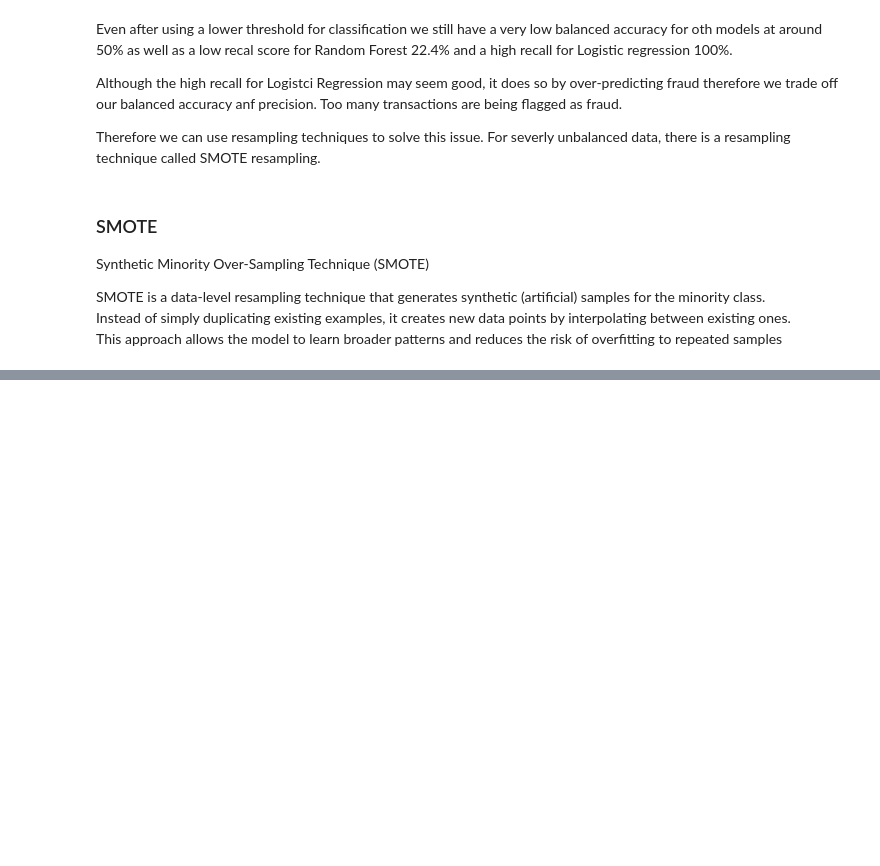
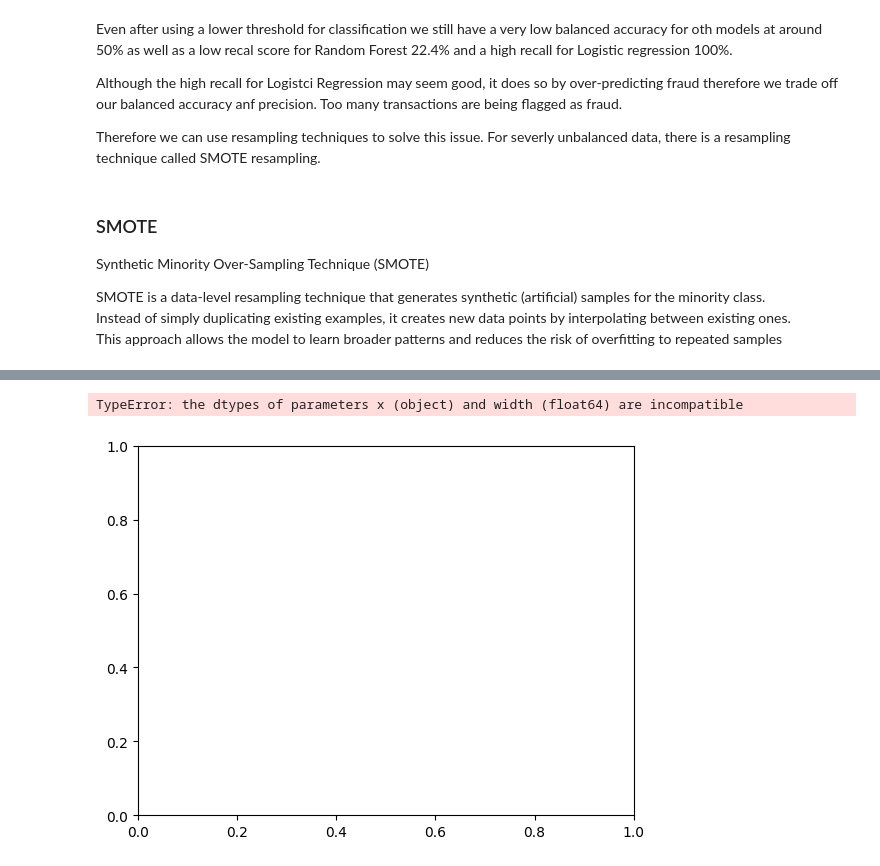
Before and after one commit to leta199/Fraud-Detection, a Jupyter notebook: modelling/Fraud detection.ipynb, the cells around one changed output, grey strips where cells are left out. Saved outputs shown, nothing was run; the diff lists cells and outputs as text; code cells hidden in the pictures; blank space fills up the shorter version.

```diff
--- a/modelling/Fraud detection.ipynb
+++ b/modelling/Fraud detection.ipynb
@@ -353,0 +366,5 @@ NameError: name 'x_train' is not defined
+# %%
+plt.bar(y_train_s.value_counts().index, y_train_s.value_counts().values)
+# %% [output]
+TypeError: the dtypes of parameters x (object) and width (float64) are incompatible
+[figure, added]
```
Also changed, not shown: parts of 3 cells of this notebook.
